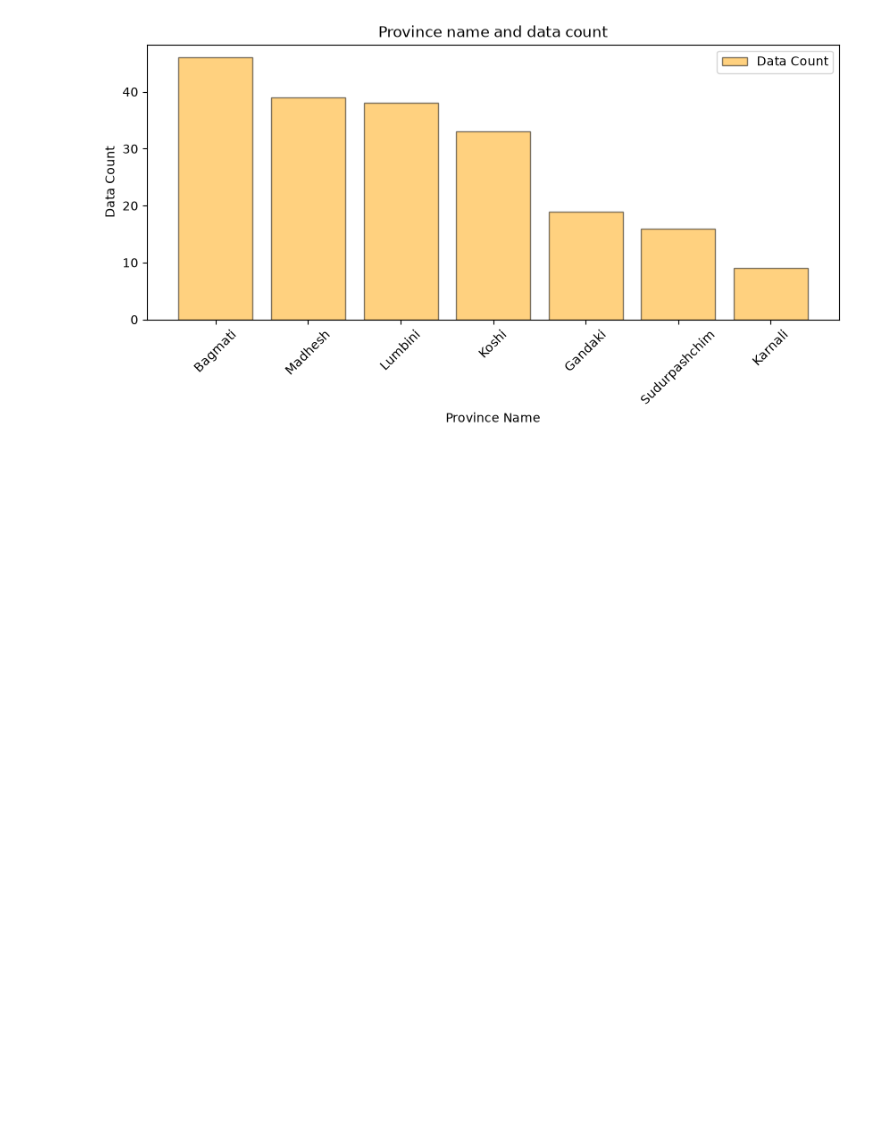
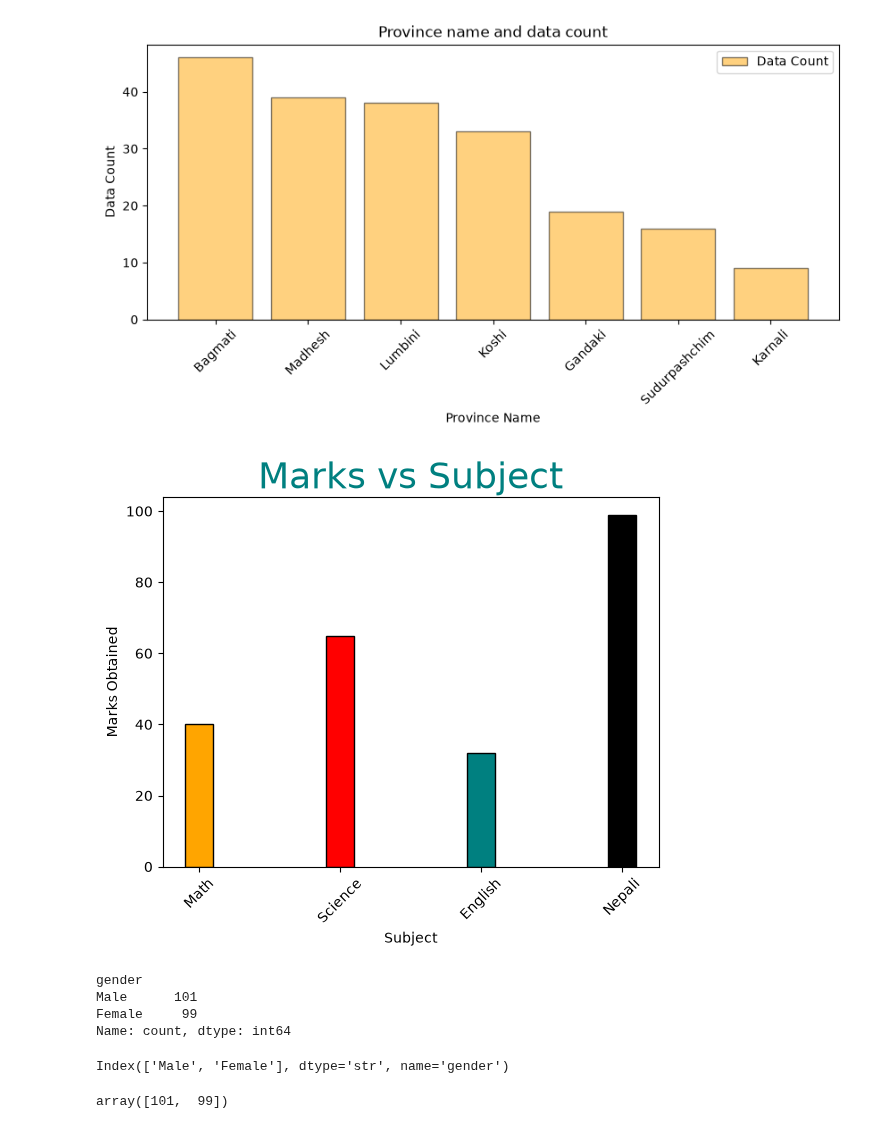
Before and after one commit to hemraj2613/Python-with-Data-Science, a Jupyter notebook: matplotlib1.ipynb, the cells around one changed output. Drawn from its saved outputs; the diff is of its cells as text; code cells hidden in the pictures; blank space fills up the shorter version.

Commit message:
graph plotting

```diff
--- a/matplotlib1.ipynb
+++ b/matplotlib1.ipynb
@@ -90,3 +90,14 @@ pl.xticks(rotation=45)
 pl.show()
 # %% [output]
 [figure]
+# %%
+subject = ["Math","Science","English","Nepali"]
+marks = [40,65,32,99]
+pl.bar(subject,marks,width=0.2 ,color=["orange","red","teal","black"],edgecolor="black")
+pl.title("Marks vs Subject", color="teal", fontsize=26)
+pl.xlabel("Subject")
+pl.ylabel("Marks Obtained")
+pl.xticks(rotation=45)
+pl.show()
+# %% [output]
+[figure, added]
@@ -92,0 +106,17 @@ pl.show()
+# %%
+male_counts
+# %% [output]
+gender
+Male      101
+Female     99
+Name: count, dtype: int64
+# %%
+x = male_counts.keys()
+x
+# %% [output]
+Index(['Male', 'Female'], dtype='str', name='gender')
+# %%
+height = male_counts.values
+height
+# %% [output]
+array([101,  99])
```
Also changed, not shown: parts of 20 cells of this notebook, 1 other file.
